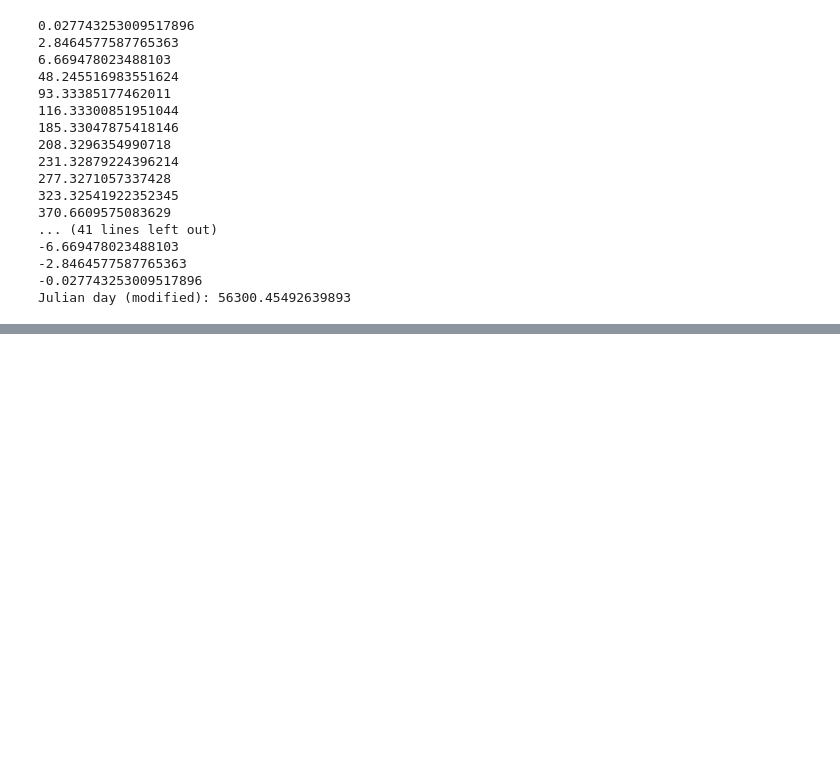
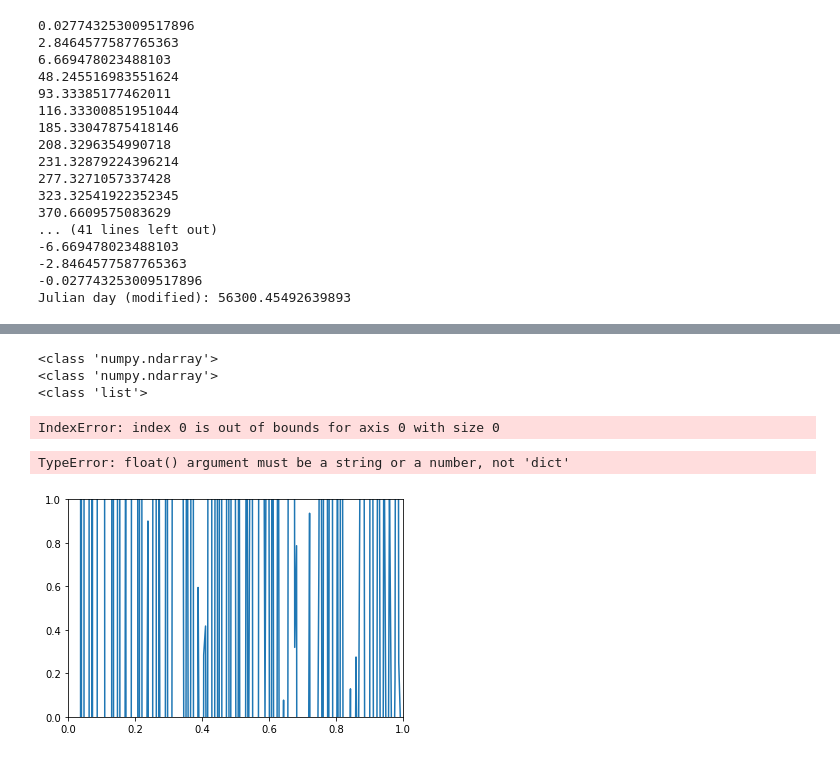
Before and after one commit to Yousousen/pulsar_analysis, a Jupyter notebook: src/script/rough_analysis_pulsar2.ipynb, the cells around one changed output, grey strips where cells are left out. Drawn from its saved outputs; the diff is of its cells as text; code cells hidden in the pictures; blank space fills up the shorter version.

```diff
--- a/src/script/rough_analysis_pulsar2.ipynb
+++ b/src/script/rough_analysis_pulsar2.ipynb
@@ -184,0 +230,43 @@ for i, label in enumerate(annotations):
+# %%
+height_threshold = 2 # Just reading off an appropriate value from the graph
+distance_between_peaks = 500
+# %%
+peak_indices = []
+peak_heights = []
+peak_frequencies = []
+for i, (f, t) in enumerate( zip( frequencies, transforms ) ):
+    peak_index, property = find_peaks(t, height=height_threshold, distance=distance_between_peaks)
+    peak_indices.append(peaks_index)
+    peak_heights.append(property)
+    peak_frequencies.append( [f for i in tqdm(peak_indices[i])] )
+peak_indices = np.array( peak_indices )
+peak_heights = np.array( peak_heights )
+#peak_frequencies = np.array( peak_frequencies ) # won't be able to allocate memory fo this operation.
+print(type(peak_indices))
+print(type(peak_heights))
+print(type(peak_frequencies))
+# %% [output]
+<class 'numpy.ndarray'>
+<class 'numpy.ndarray'>
+<class 'list'>
+# %%
+nharmonics = 5
+# %%
+max_amplitudes = []
+harmonics = []
+
+for i, (f, t, h) in enumerate( zip( frequencies, transforms, peak_heights) ):
+    max_amplitudes.append( n_max_intensities(peak_heights[i], n=(2 * nharmonics)) ) # 2x since the graph is symmetric.
+    harmonics.append( n_max_frequencies( f, t,  max_amplitudes[i]) )
+
+max_amplitudes = np.array( max_amplitudes )
+harmonics = np.array( max_amplitudes )
+# %% [output]
+IndexError: index 0 is out of bounds for axis 0 with size 0
+# %%
+for f, t, h, a in zip( frequencies, transforms, peak_heights, max_amplitudes):
+    plt.clf()
+    plt.plot(f, t,'-', h, a,'x')
+# %% [output]
+TypeError: float() argument must be a string or a number, not 'dict'
+[figure, added]
```
Also changed, not shown: parts of 11 cells of this notebook, 1 other file.
